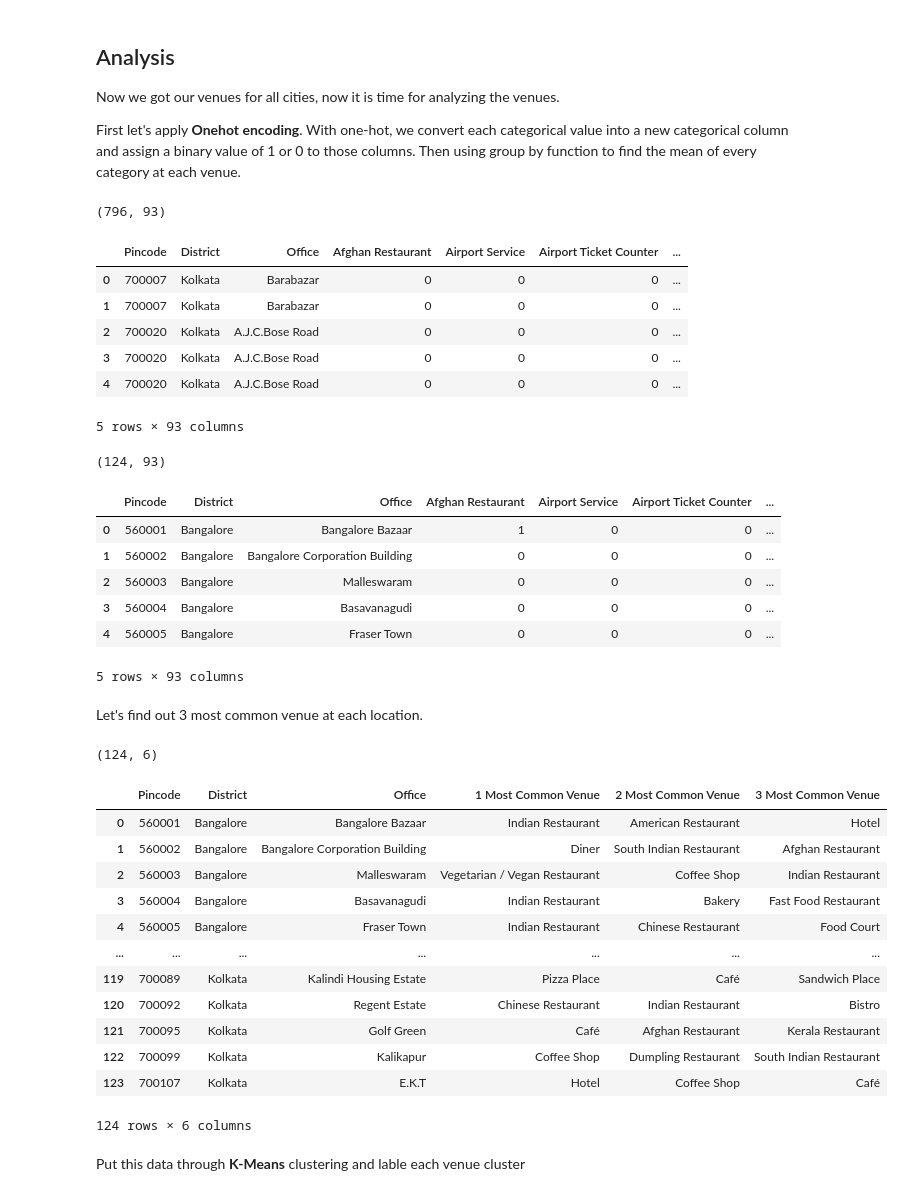
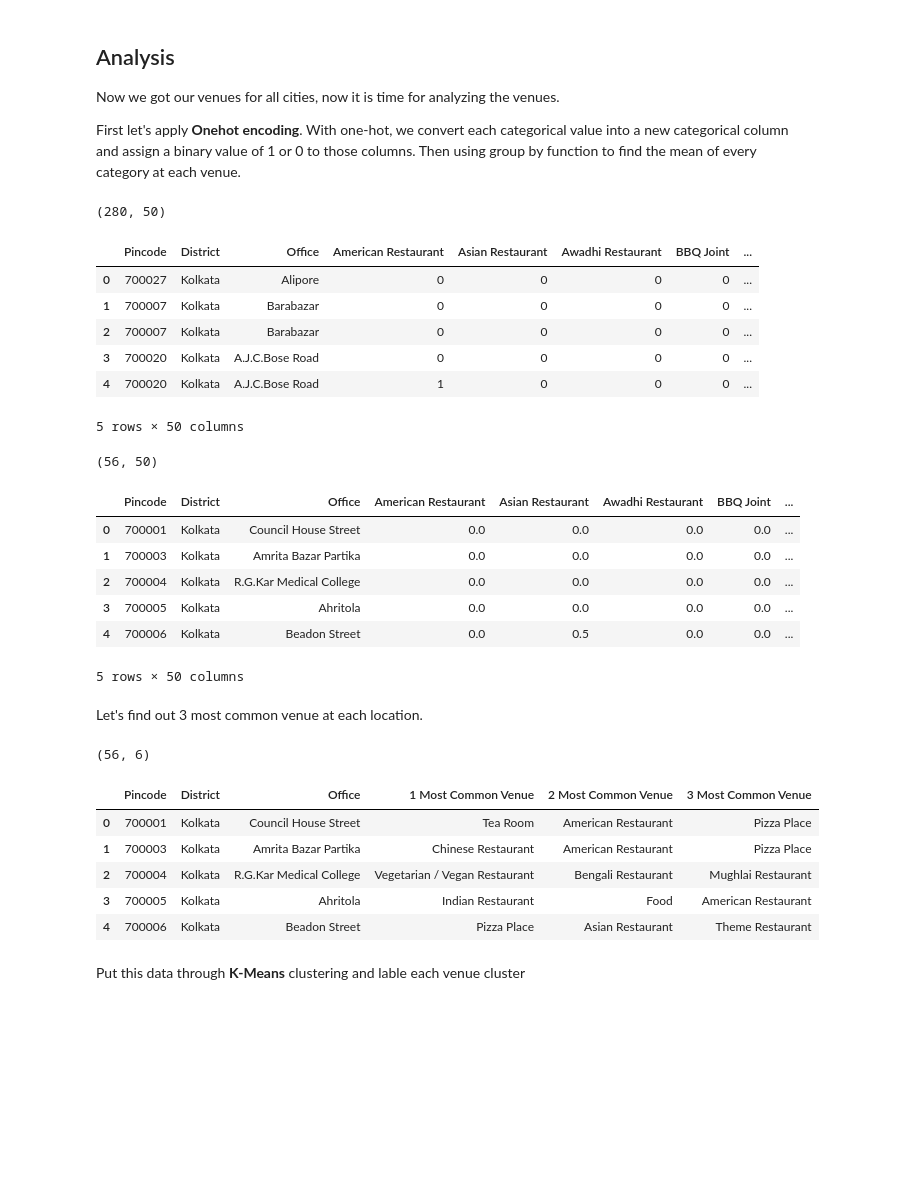
Before and after one commit to Pratyushnayak/Cuisine, a Jupyter notebook: Project.ipynb, the cells around one changed output. Saved outputs shown, nothing was run; the diff lists cells and outputs as text; code cells hidden in the pictures; blank space fills up the shorter version.

```diff
--- a/Project.ipynb
+++ b/Project.ipynb
@@ -275,6 +280,0 @@ Kolkata_Pincode.head()
-# %%
-url="https://www.indiatvnews.com/pincode/karnataka/bangalore"
-Bangalore_Pincode=getPincode(url)
-
-getlatlog(Bangalore_Pincode)
-Bangalore_Pincode.head()
@@ -334,13 +325,13 @@ def food(df):
                  'Beach', 'Platform','Light Rail Station','Playground','Arts & Crafts Store',"Men's Store",'Accessories Store', 'Auto Garage',
                 'Miscellaneous Shop', 'Record Shop','Convenience Store','Train','Photography Studio','Electronics Store', 'Park','Mobile Phone Shop', 'Fruit & Vegetable Store',
                 'Metro Station','Motel', 'Museum', 'Bowling Alley', 'Theater','Pool Hall', 'Pier', 'Harbor / Marina','Cosmetics Shop','Indie Movie Theater', 'Grocery Store', 'Arcade', 'Bike Shop',
-               'Sculpture Garden','Furniture / Home Store','Spa', 'Athletics & Sports','Scenic Lookout', 'Tattoo Parlor','Football Stadium',
+               'Sculpture Garden','Furniture / Home Store','Spa', 'Athletics & Sports','Scenic Lookout', 'Tattoo Parlor','Football Stadium','Airport Ticket Counter',
                'Concert Hall', 'Gym Pool', 'Golf Course','Sports Bar', 'Nature Preserve', 'Office','College Library','Historic Site','Jewelry Store', 'Music Store', "Women's Store", 'Art Gallery',
                 'Financial or Legal Service','Pet Store','Bridal Shop', 'Airport Terminal', 'Soccer Stadium','Toy / Game Store','Soccer Field', 'Intersection','Smoke Shop',
                'Shop & Service','Badminton Court','Arcade', 'Trail','Recreation Center','Stadium', 'Platform', 'Bowling Alley', 'Farmers Market','Paper / Office Supplies Store', 'Bus Stop', 'Moving Target',
                'Lake', 'Playground', 'Photography Studio', 'Design Studio','Fish Market','Metro Station', 'Automotive Shop', 'Resort','Taxi Stand','Yoga Studio',
                'Multiplex', 'Sporting Goods Shop', 'Big Box Store', 'Rest Area','Fish & Chips Shop', 'Tennis Court', 'Motorcycle Shop','Cupcake Shop',
-               'Rock Climbing Spot', 'Gas Station', 'Hobby Shop','Bus Line','Camera Store','Bike Shop','Antique Shop', 'Scenic Lookout','Liquor Store']
+               'Rock Climbing Spot', 'Gas Station', 'Hobby Shop','Bus Line','Camera Store','Airport Service','Bike Shop','Antique Shop', 'Scenic Lookout','Liquor Store']
     for x in df.index:
         if df['VenueCategory'][x] in Unwanted_venues:
             df.drop(x, inplace=True)
@@ -400,11 +362,11 @@ Now we got our venues for all cities, now it is time for analyzing the venues.
 First let's apply **Onehot encoding**. With one-hot, we convert each categorical value into a new categorical column and assign a binary value of 1 or 0 to those columns. Then using group by function to find the mean of every category at each venue.
 # %%
 # one hot encoding
-onehot = pd.get_dummies(all_venues[['VenueCategory']], prefix="", prefix_sep="")
+onehot = pd.get_dummies(Kolkata_venues[['VenueCategory']], prefix="", prefix_sep="")
 
-onehot['Pincode'] = all_venues['Pincode']
-onehot['District'] = all_venues['District']
-onehot['Office'] = all_venues['Office']
+onehot['Pincode'] = Kolkata_venues['Pincode']
+onehot['District'] = Kolkata_venues['District']
+onehot['Office'] = Kolkata_venues['Office']
 
 # move Pincode, District and Office column to the first column
 fixed_columns = list(onehot.columns[-3:]) + list(onehot.columns[:-3])
@@ -413,68 +375,61 @@ onehot = onehot[fixed_columns]
 print(onehot.shape)
 onehot.head()
 # %% [output]
-(796, 93)
+(280, 50)
-|  | Pincode | District | Office | Afghan Restaurant | Airport Service | Airport Ticket Counter | ... |
-| 0 | 700007 | Kolkata | Barabazar | 0 | 0 | 0 | ... |
-| 1 | 700007 | Kolkata | Barabazar | 0 | 0 | 0 | ... |
-| 2 | 700020 | Kolkata | A.J.C.Bose Road | 0 | 0 | 0 | ... |
-| 3 | 700020 | Kolkata | A.J.C.Bose Road | 0 | 0 | 0 | ... |
-| 4 | 700020 | Kolkata | A.J.C.Bose Road | 0 | 0 | 0 | ... |
+|  | Pincode | District | Office | American Restaurant | Asian Restaurant | Awadhi Restaurant | BBQ Joint | ... |
+| 0 | 700027 | Kolkata | Alipore | 0 | 0 | 0 | 0 | ... |
+| 1 | 700007 | Kolkata | Barabazar | 0 | 0 | 0 | 0 | ... |
+| 2 | 700007 | Kolkata | Barabazar | 0 | 0 | 0 | 0 | ... |
+| 3 | 700020 | Kolkata | A.J.C.Bose Road | 0 | 0 | 0 | 0 | ... |
+| 4 | 700020 | Kolkata | A.J.C.Bose Road | 1 | 0 | 0 | 0 | ... |
-5 rows × 93 columns
+5 rows × 50 columns
 # %%
-grouped = onehot.groupby(["Pincode", "District", "Office"]).sum().reset_index()
+grouped = onehot.groupby(["Pincode", "District", "Office"]).mean().reset_index()
 
 print(grouped.shape)
 grouped.head()
 # %% [output]
-(124, 93)
+(56, 50)
-|  | Pincode | District | Office | Afghan Restaurant | Airport Service | Airport Ticket Counter | ... |
-| 0 | 560001 | Bangalore | Bangalore Bazaar | 1 | 0 | 0 | ... |
-| 1 | 560002 | Bangalore | Bangalore Corporation Building | 0 | 0 | 0 | ... |
-| 2 | 560003 | Bangalore | Malleswaram | 0 | 0 | 0 | ... |
-| 3 | 560004 | Bangalore | Basavanagudi | 0 | 0 | 0 | ... |
-| 4 | 560005 | Bangalore | Fraser Town | 0 | 0 | 0 | ... |
+|  | Pincode | District | Office | American Restaurant | Asian Restaurant | Awadhi Restaurant | BBQ Joint | ... |
+| 0 | 700001 | Kolkata | Council House Street | 0.0 | 0.0 | 0.0 | 0.0 | ... |
+| 1 | 700003 | Kolkata | Amrita Bazar Partika | 0.0 | 0.0 | 0.0 | 0.0 | ... |
+| 2 | 700004 | Kolkata | R.G.Kar Medical College | 0.0 | 0.0 | 0.0 | 0.0 | ... |
+| 3 | 700005 | Kolkata | Ahritola | 0.0 | 0.0 | 0.0 | 0.0 | ... |
+| 4 | 700006 | Kolkata | Beadon Street | 0.0 | 0.5 | 0.0 | 0.0 | ... |
-5 rows × 93 columns
+5 rows × 50 columns
 # %% [markdown]
 Let's find out 3 most common venue at each location.
 # %%
 num_top_venues = 3
 
 # create columns according to number of top venues
 areaColumns = ['Pincode','District','Office']
 freqColumns = []
 for i in range(num_top_venues):
     freqColumns.append('{} Most Common Venue'.format(i+1))
 columns = areaColumns+freqColumns
 
 # create a new dataframe
 sorted_venues = pd.DataFrame(columns=columns)
 sorted_venues['Pincode'] = grouped['Pincode']
 sorted_venues['District'] = grouped['District']
 sorted_venues['Office'] = grouped['Office']
 
 for ind in np.arange(grouped.shape[0]):
     row_categories = grouped.iloc[ind, 3:]
     row_categories_sorted = row_categories.sort_values(ascending=False)
     sorted_venues.iloc[ind, 3:] = row_categories_sorted.index.values[0:num_top_venues]
 
 print(sorted_venues.shape)
-sorted_venues
+sorted_venues.head()
 # %% [output]
-(124, 6)
+(56, 6)
 |  | Pincode | District | Office | 1 Most Common Venue | 2 Most Common Venue | 3 Most Common Venue |
-| 0 | 560001 | Bangalore | Bangalore Bazaar | Indian Restaurant | American Restaurant | Hotel |
-| 1 | 560002 | Bangalore | Bangalore Corporation Building | Diner | South Indian Restaurant | Afghan Restaurant |
-| 2 | 560003 | Bangalore | Malleswaram | Vegetarian / Vegan Restaurant | Coffee Shop | Indian Restaurant |
-| 3 | 560004 | Bangalore | Basavanagudi | Indian Restaurant | Bakery | Fast Food Restaurant |
-| 4 | 560005 | Bangalore | Fraser Town | Indian Restaurant | Chinese Restaurant | Food Court |
-| ... | ... | ... | ... | ... | ... | ... |
-| 119 | 700089 | Kolkata | Kalindi Housing Estate | Pizza Place | Café | Sandwich Place |
-| 120 | 700092 | Kolkata | Regent Estate | Chinese Restaurant | Indian Restaurant | Bistro |
-| 121 | 700095 | Kolkata | Golf Green | Café | Afghan Restaurant | Kerala Restaurant |
-| 122 | 700099 | Kolkata | Kalikapur | Coffee Shop | Dumpling Restaurant | South Indian Restaurant |
-| 123 | 700107 | Kolkata | E.K.T | Hotel | Coffee Shop | Café |
+| 0 | 700001 | Kolkata | Council House Street | Tea Room | American Restaurant | Pizza Place |
+| 1 | 700003 | Kolkata | Amrita Bazar Partika | Chinese Restaurant | American Restaurant | Pizza Place |
+| 2 | 700004 | Kolkata | R.G.Kar Medical College | Vegetarian / Vegan Restaurant | Bengali Restaurant | Mughlai Restaurant |
+| 3 | 700005 | Kolkata | Ahritola | Indian Restaurant | Food | American Restaurant |
+| 4 | 700006 | Kolkata | Beadon Street | Pizza Place | Asian Restaurant | Theme Restaurant |
-124 rows × 6 columns
 # %% [markdown]
 Put this data through **K-Means** clustering and lable each venue cluster
 # %% [markdown]
```
Also changed, not shown: parts of 28 cells of this notebook.
